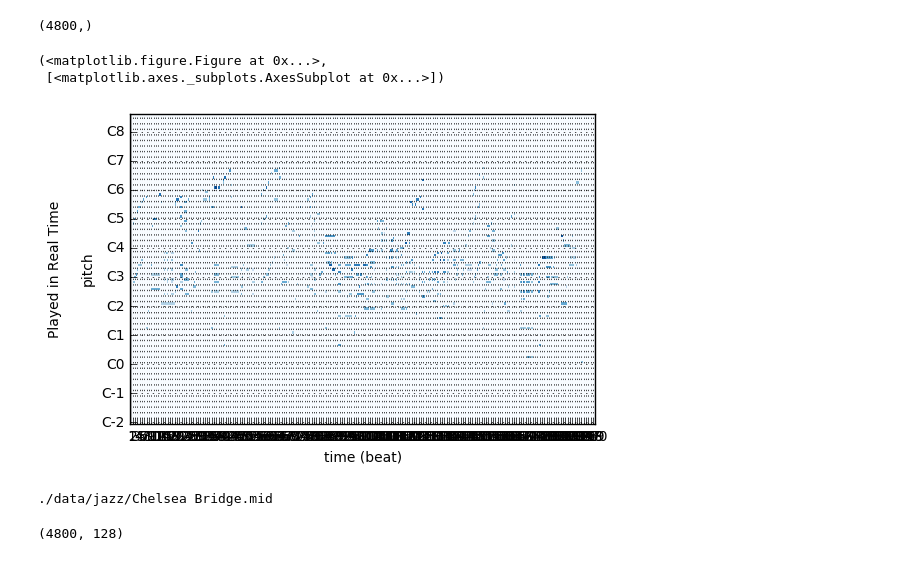
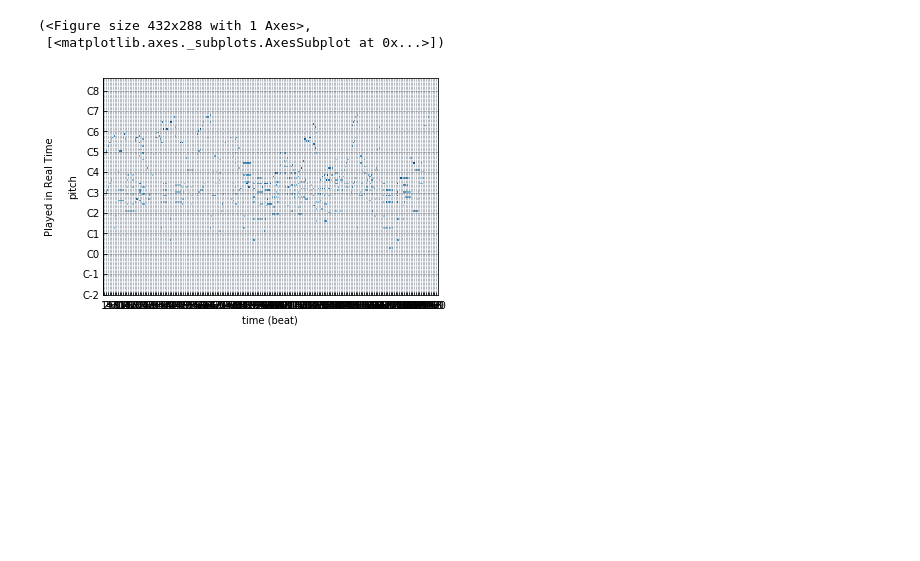
Before and after one commit to xihw/music-style-transfer, a Jupyter notebook: POCModel.ipynb, the cells around one changed output. Cells and saved outputs as stored; diff of their text form; code cells hidden in the pictures; blank space fills up the shorter version.

```diff
--- a/POCModel.ipynb
+++ b/POCModel.ipynb
@@ -12,16 +6,7 @@ def load_data(folder):
 # %%
-midi = pr.parse('./data/jazz/Chelsea Bridge.mid')
-#midi.trim_trailing_silence()
-midi.tempo.shape
+sample_jazz_midi = pr.parse('./data/jazz/Chelsea Bridge.mid')
+sample_jazz_midi.plot()
 # %% [output]
-(4800,)
+(<Figure size 432x288 with 1 Axes>,
+ [<matplotlib.axes._subplots.AxesSubplot at 0x...>])
+[figure, added]
-# %%
-midi.plot()
-# %% [output]
-(<matplotlib.figure.Figure at 0x...>,
- [<matplotlib.axes._subplots.AxesSubplot at 0x...>])
-[figure, removed]
-# %%
-dat = load_data('./data/jazz/')
-# %% [output]
-./data/jazz/Chelsea Bridge.mid
@@ -30,4 +12,0 @@ datY = dat.tracks[0].pianoroll / 128.
-# %%
-datY.shape
-# %% [output]
-(4800, 128)
```
Also changed, not shown: parts of 25 cells of this notebook, 2 other files.
